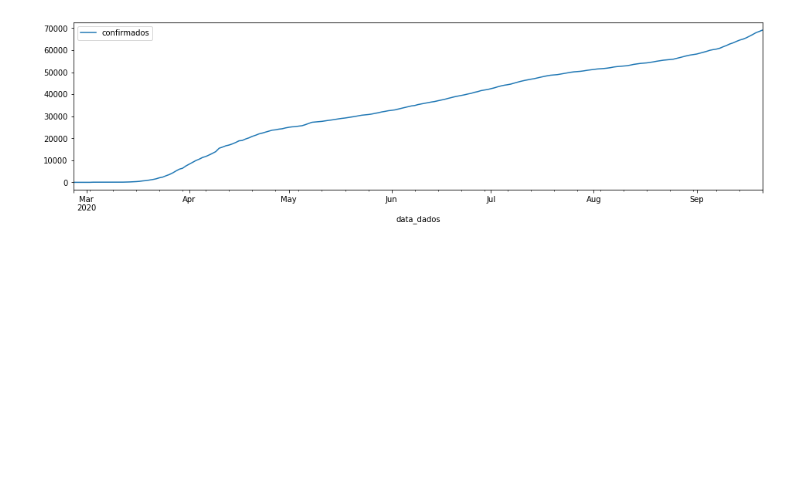
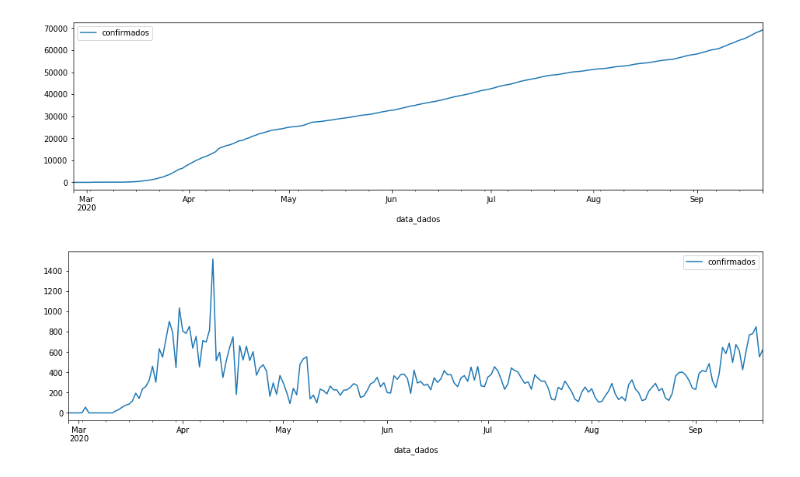
Before and after one commit to cimendes/covid19pt-forecasting, a Jupyter notebook: covid19pt-forecasting.ipynb, the cells around one changed output. Cells and saved outputs as stored; diff of their text form; code cells hidden in the pictures; blank space fills up the shorter version.

```diff
--- a/covid19pt-forecasting.ipynb
+++ b/covid19pt-forecasting.ipynb
@@ -100,6 +100,10 @@ plt.show()
 data_dgs_df_confirmed.plot(figsize=(16, 4));
 # %% [output]
 [figure]
+# %%
+data_dgs_df_confirmed_detrend.plot(figsize=(16, 4));
+# %% [output]
+[figure, added]
 # %%
 import pmdarima as pm
 
```
Also changed, not shown: parts of 9 cells of this notebook.
